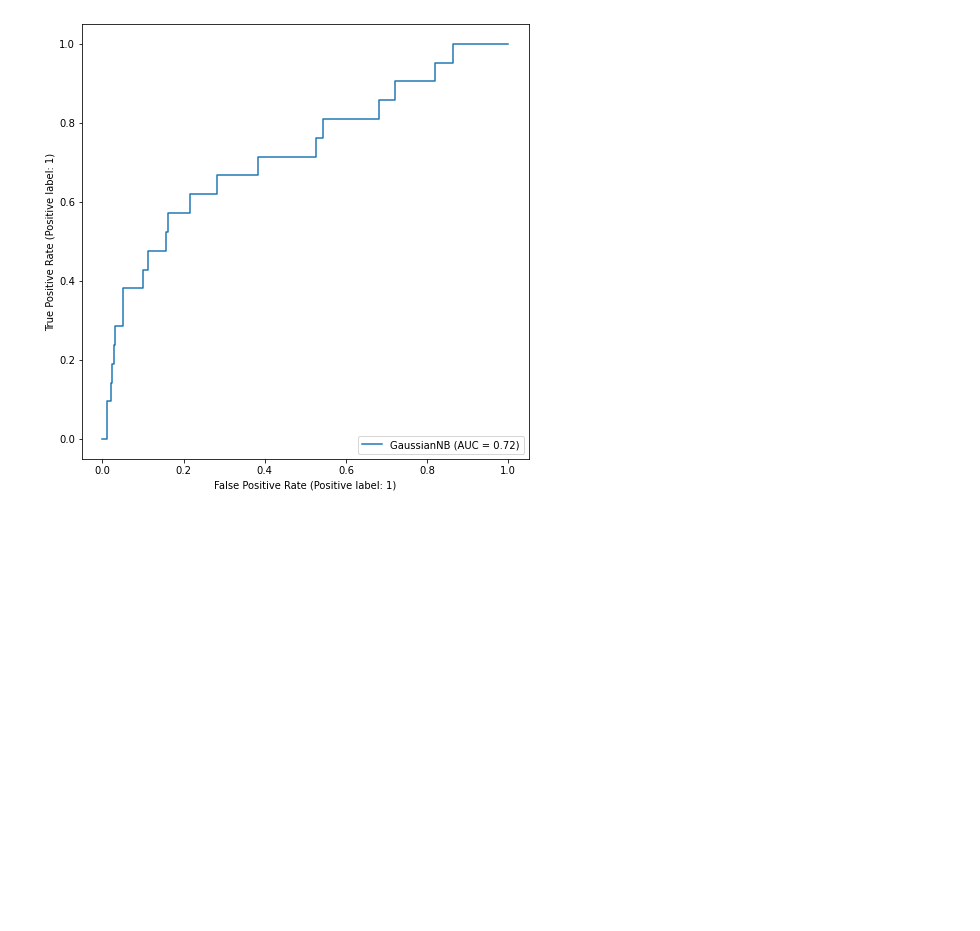
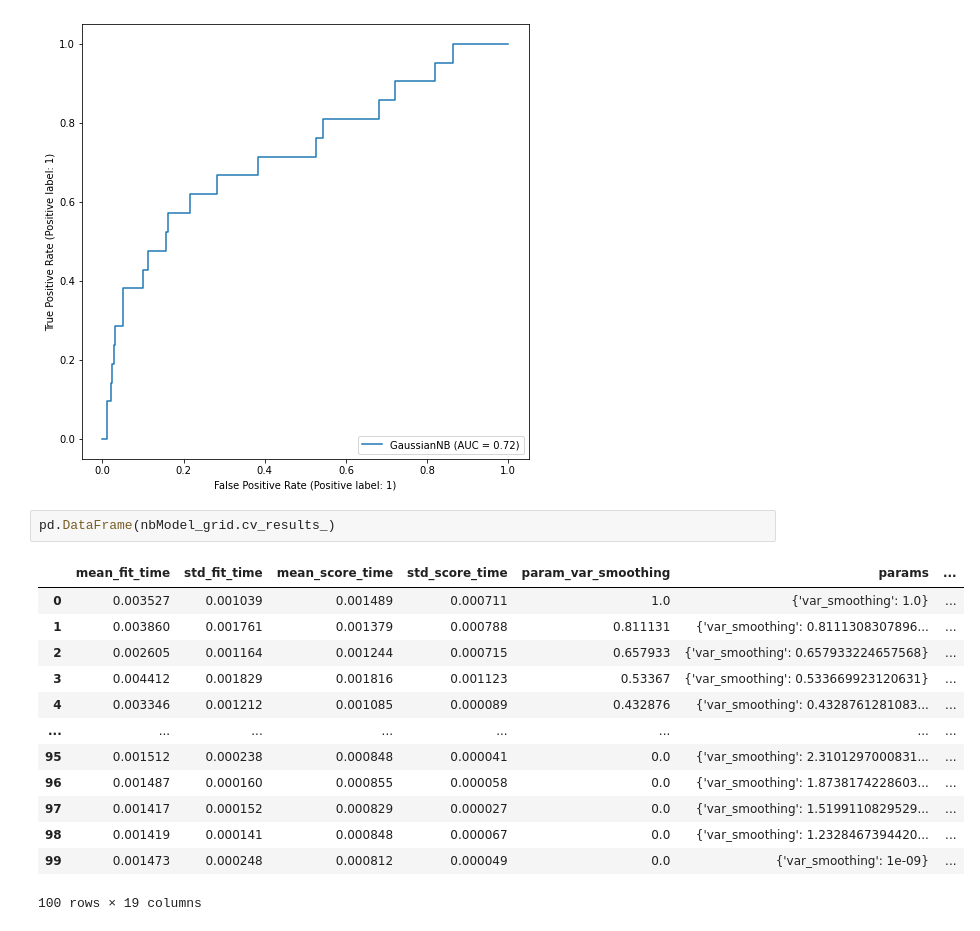
Before and after one commit to hinatanvir/Fault-Detection-SECOM, a Jupyter notebook: 3rd presentation/Aras/model_naivebayes_aras.ipynb, the cells around one changed output. Cells and saved outputs as stored; diff of their text form; blank space fills up the shorter version.

```diff
--- a/3rd presentation/Aras/model_naivebayes_aras.ipynb
+++ b/3rd presentation/Aras/model_naivebayes_aras.ipynb
@@ -518,3 +518,19 @@ metrics.RocCurveDisplay.from_estimator(nbModel_grid.best_estimator_, x_test, y_t
 plt.show()
 # %% [output]
 [figure]
+# %%
+pd.DataFrame(nbModel_grid.cv_results_)
+# %% [output]
+|  | mean_fit_time | std_fit_time | mean_score_time | std_score_time | param_var_smoothing | params | ... |
+| 0 | 0.003527 | 0.001039 | 0.001489 | 0.000711 | 1.0 | {'var_smoothing': 1.0} | ... |
+| 1 | 0.003860 | 0.001761 | 0.001379 | 0.000788 | 0.811131 | {'var_smoothing': 0.8111308307896... | ... |
+| 2 | 0.002605 | 0.001164 | 0.001244 | 0.000715 | 0.657933 | {'var_smoothing': 0.657933224657568} | ... |
+| 3 | 0.004412 | 0.001829 | 0.001816 | 0.001123 | 0.53367 | {'var_smoothing': 0.533669923120631} | ... |
+| 4 | 0.003346 | 0.001212 | 0.001085 | 0.000089 | 0.432876 | {'var_smoothing': 0.4328761281083... | ... |
+| ... | ... | ... | ... | ... | ... | ... | ... |
+| 95 | 0.001512 | 0.000238 | 0.000848 | 0.000041 | 0.0 | {'var_smoothing': 2.3101297000831... | ... |
+| 96 | 0.001487 | 0.000160 | 0.000855 | 0.000058 | 0.0 | {'var_smoothing': 1.8738174228603... | ... |
+| 97 | 0.001417 | 0.000152 | 0.000829 | 0.000027 | 0.0 | {'var_smoothing': 1.5199110829529... | ... |
+| 98 | 0.001419 | 0.000141 | 0.000848 | 0.000067 | 0.0 | {'var_smoothing': 1.2328467394420... | ... |
+| 99 | 0.001473 | 0.000248 | 0.000812 | 0.000049 | 0.0 | {'var_smoothing': 1e-09} | ... |
+100 rows × 19 columns
```
